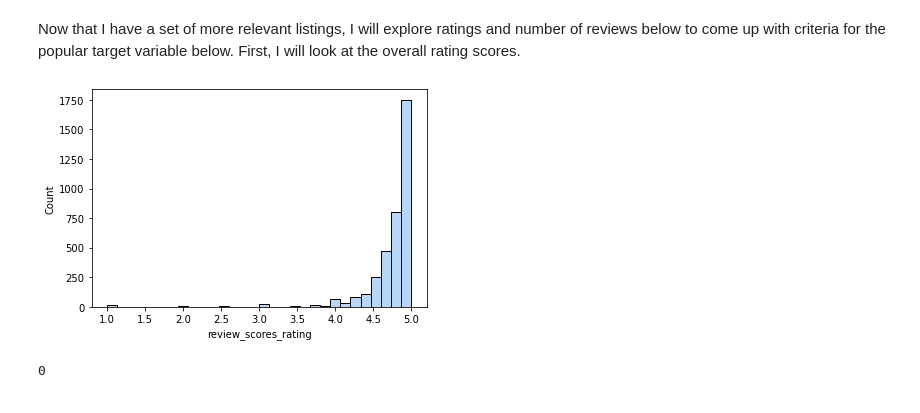
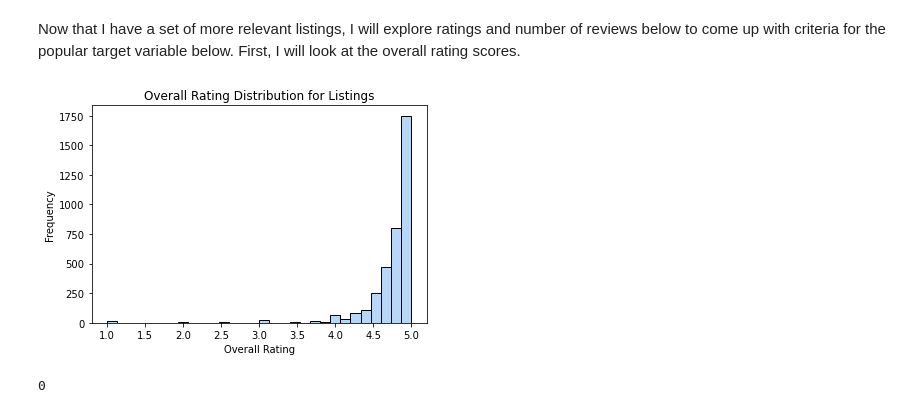
Before and after one commit to rgfriedman/washingon_dc_airbnb_hosting_helper, a Jupyter notebook: code/2_data_cleaning.ipynb, the cells around one changed output. Saved outputs shown, nothing was run; the diff lists cells and outputs as text; code cells hidden in the pictures.

```diff
--- a/code/2_data_cleaning.ipynb
+++ b/code/2_data_cleaning.ipynb
@@ -175,8 +175,11 @@ The scope of my predictive models will be for hosts on the DC Airbnb market with
 Now that I have a set of more relevant listings, I will explore ratings and number of reviews below to come up with criteria for the popular target variable below. First, I will look at the overall rating scores.
 # %%
 sns.histplot( full_listings['review_scores_rating'], bins=30);
+plt.xlabel("Overall Rating")
+plt.ylabel("Frequency")
+plt.title("Overall Rating Distribution for Listings");
 # %% [output]
-[figure, old version]
+[figure, new version]
 # %%
 full_listings['review_scores_rating'].isnull().sum()
 # %% [output]
```
Also changed, not shown: parts of 5 cells of this notebook, 4 other files.
